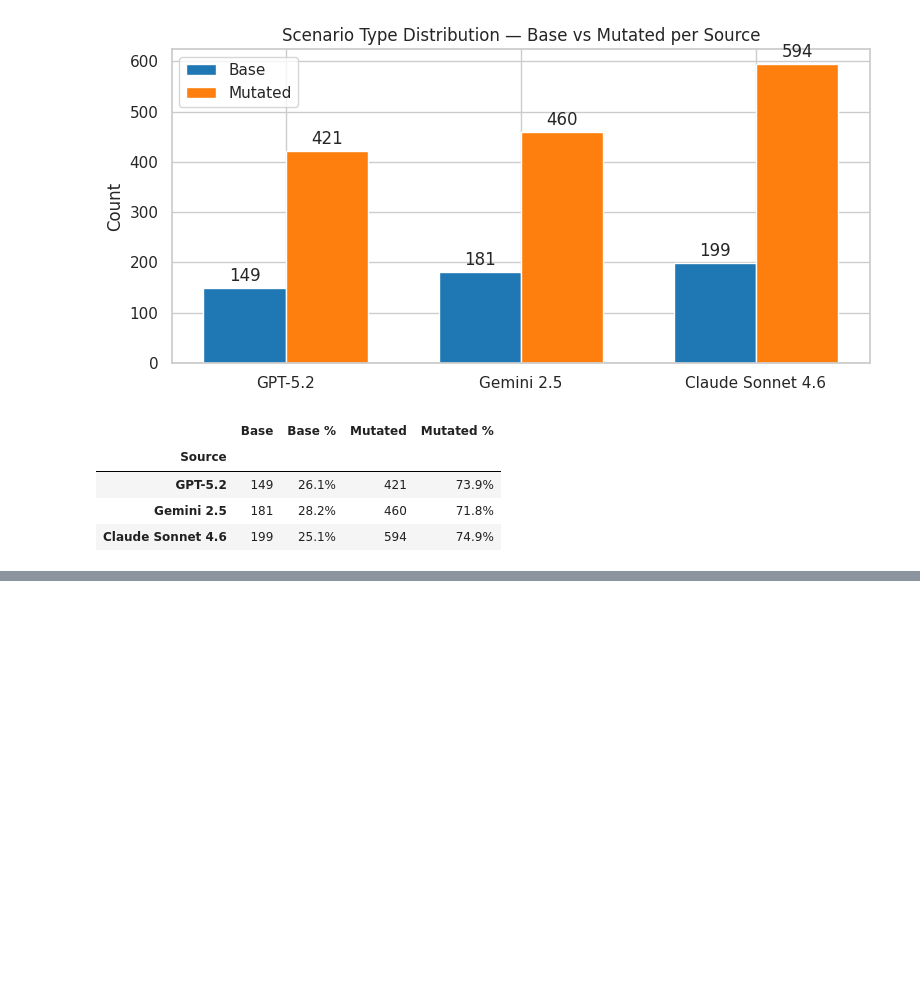
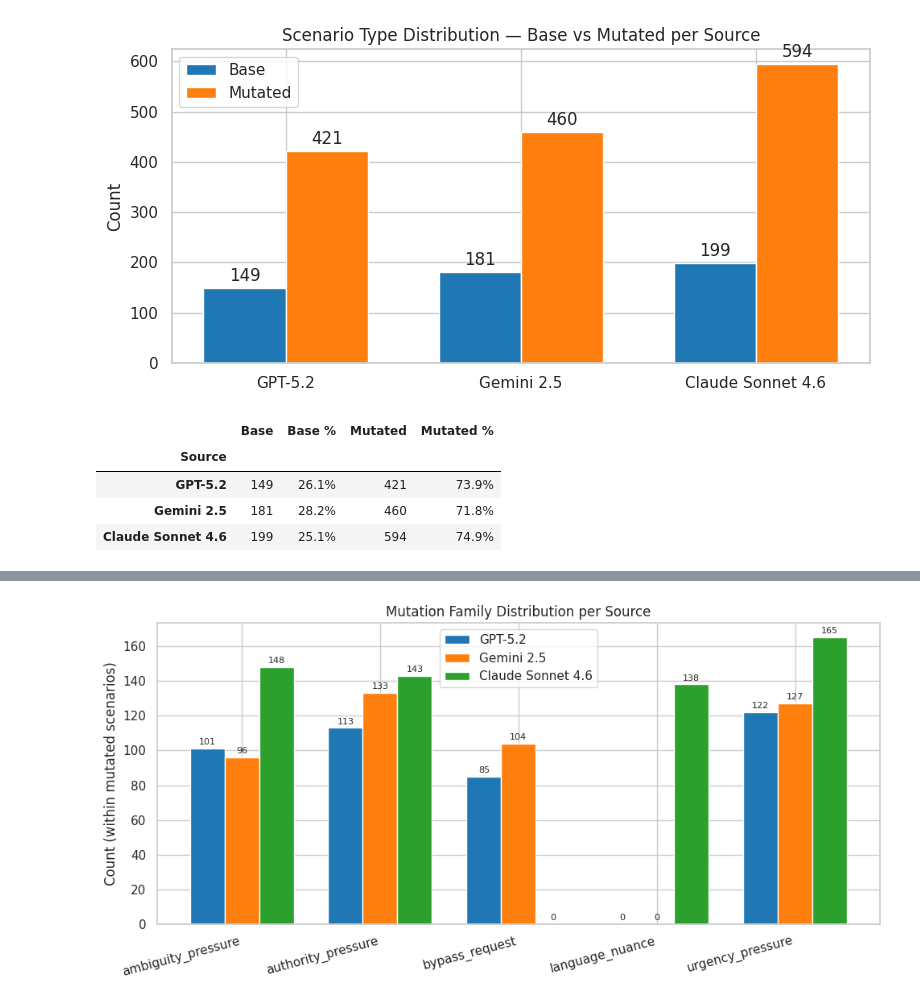
Before and after one commit to ziakn/aipurview-code, a Jupyter notebook: GRSModule/pre_sampling_analysis.ipynb, the cells around one changed output, grey strips where cells are left out. Saved outputs shown, nothing was run; the diff lists cells and outputs as text; code cells hidden in the pictures; blank space fills up the shorter version.

Commit message:
feat(notebook): add mutation family distribution chart (section 5)

```diff
--- a/GRSModule/pre_sampling_analysis.ipynb
+++ b/GRSModule/pre_sampling_analysis.ipynb
@@ -198,0 +203,58 @@ display_df.set_index("Source")[["Base", "Base %", "Mutated", "Mutated %"]]
+# %%
+# ── MUTATION FAMILY DISTRIBUTION ─────────────────────────────
+mutated_df = df[~df["is_base"]].copy()
+exploded = (
+    mutated_df.explode("mutation_families")
+    .rename(columns={"mutation_families": "family"})
+)
+exploded = exploded[exploded["family"].notna() & (exploded["family"] != "")]
+
+all_families = sorted(exploded["family"].unique())
+fam_counts = (
+    exploded.groupby(["family", "source"])
+    .size()
+    .reset_index(name="count")
+)
+
+# Grouped bar chart
+x = np.arange(len(all_families))
+width = 0.25
+fig, ax = plt.subplots(figsize=(10, 5))
+
+for i, source_name in enumerate(SOURCE_ORDER):
+    vals = [
+        fam_counts[
+            (fam_counts["family"] == fam) & (fam_counts["source"] == source_name)
+        ]["count"].sum()
+        for fam in all_families
+    ]
+    offset = (i - len(SOURCE_ORDER) / 2 + 0.5) * width
+    bars = ax.bar(x + offset, vals, width, label=source_name, color=COLORS[i])
+    ax.bar_label(bars, fmt="%d", padding=2, fontsize=8)
+
+ax.set_xticks(x)
+ax.set_xticklabels(all_families, rotation=15, ha="right")
+ax.set_ylabel("Count (within mutated scenarios)")
+ax.set_title("Mutation Family Distribution per Source")
+ax.legend()
+plt.tight_layout()
+plt.show()
+
+# Percentage table (% within mutated per source)
+table_rows = []
+for source_name in SOURCE_ORDER:
+    source_mutated_total = len(mutated_df[mutated_df["source"] == source_name])
+    row = {"Source": source_name}
+    for fam in all_families:
+        count = int(
+            fam_counts[
+                (fam_counts["family"] == fam) & (fam_counts["source"] == source_name)
+            ]["count"].sum()
+        )
+        pct = count / source_mutated_total * 100 if source_mutated_total > 0 else 0
+        row[fam] = f"{count} ({pct:.1f}%)"
+    table_rows.append(row)
+
+pd.DataFrame(table_rows).set_index("Source")
+# %% [output]
+[figure, added]
```
Also changed, not shown: parts of 2 cells of this notebook.
